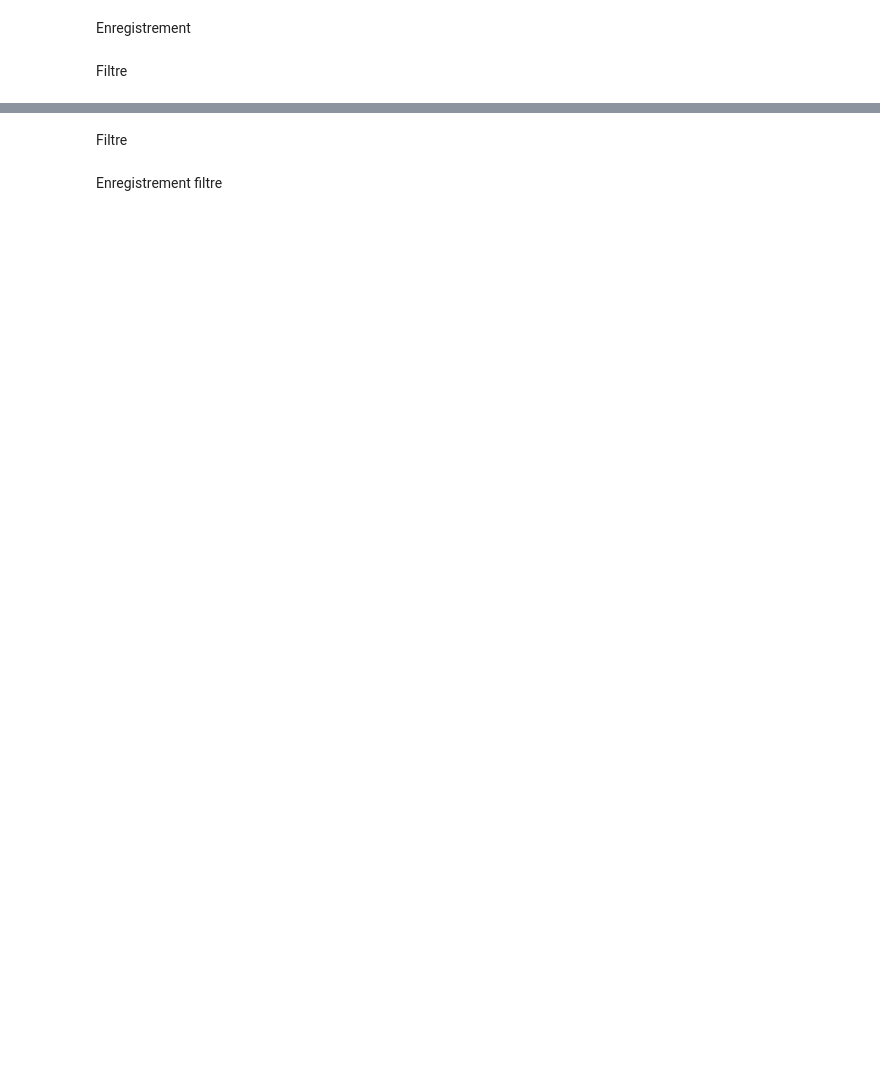
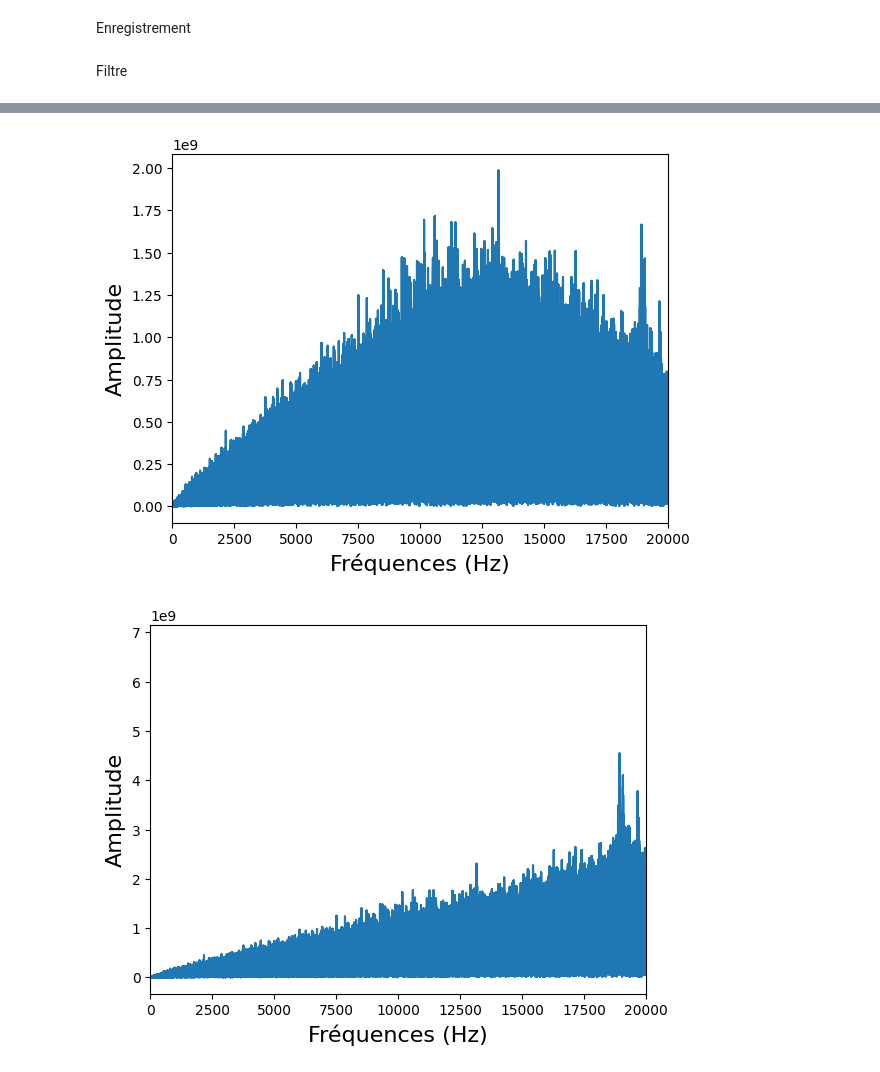
Before and after one commit to JustineLejeune/Mandat-0, a Jupyter notebook: Radio.ipynb, the cells around one changed output, grey strips where cells are left out. Cells and saved outputs as stored; diff of their text form; code cells hidden in the pictures; blank space fills up the shorter version.

Commit message:
filtre butter

```diff
--- a/Radio.ipynb
+++ b/Radio.ipynb
@@ -73,4 +45,47 @@ wavio.write('testfiltre.wav',signalTraité.real,RATE,sampwidth=2)
-# %% [markdown]
-Filtre
-# %% [markdown]
-Enregistrement filtre
+# %%
+# Définir les paramètres du filtre
+order = 4  # Ordre du filtre
+RATE = 1024000
+fs = RATE/1e6
+low = 1500/1e6
+high = 15000/1e6
+
+# Calculer les coefficients du filtre
+sos = butter(order,high, fs=fs, btype='low', output='sos')
+
+# Appliquer le filtre au signal
+filtered_data = sosfilt(sos, signalAudio)
+
+freq = np.fft.fftshift(np.fft.fftfreq(len(signalAudio),temps[1]))
+FFT_signalaudio = np.fft.fftshift(np.fft.fft(signalAudio))
+FFT_signalaudiofiltre = np.fft.fftshift(np.fft.fft(filtered_data))
+
+fig,ax=plt.subplots()
+ax.plot(np.abs(freq),np.abs(FFT_signalaudiofiltre))
+ax.set_xlim(0,20000)
+ax.set_xlabel('Fréquences (Hz)', fontsize=16)
+ax.set_ylabel('Amplitude', fontsize=16)
+plt.show
+
+fig,ax=plt.subplots()
+ax.plot(np.abs(freq),np.abs(FFT_signalaudio))
+ax.set_xlim(0,20000)
+ax.set_xlabel('Fréquences (Hz)', fontsize=16)
+ax.set_ylabel('Amplitude', fontsize=16)
+plt.show
+
+# Visualiser la réponse en fréquence du filtre
+w, h = sosfreqz(sos, worN=2000)
+
+plt.figure(figsize=(10, 4))
+plt.plot(w, np.abs(h), 'b')
+plt.title('Réponse en Fréquence du Filtre Passe-Bande')
+plt.xlabel('Fréquence [Hz]')
+plt.ylabel('Amplitude')
+plt.grid()
+plt.show()
+
+wavio.write("C:\\Users\\Justine Lejeune\\OneDrive\\Documents\\université\\automne 2024\\TechX\\Radio-FM\\test.wav", filtered_data,RATE,sampwidth=2)
+# %% [output]
+[figure, added]
+[figure, added]
```
Also changed, not shown: parts of 4 cells of this notebook.
